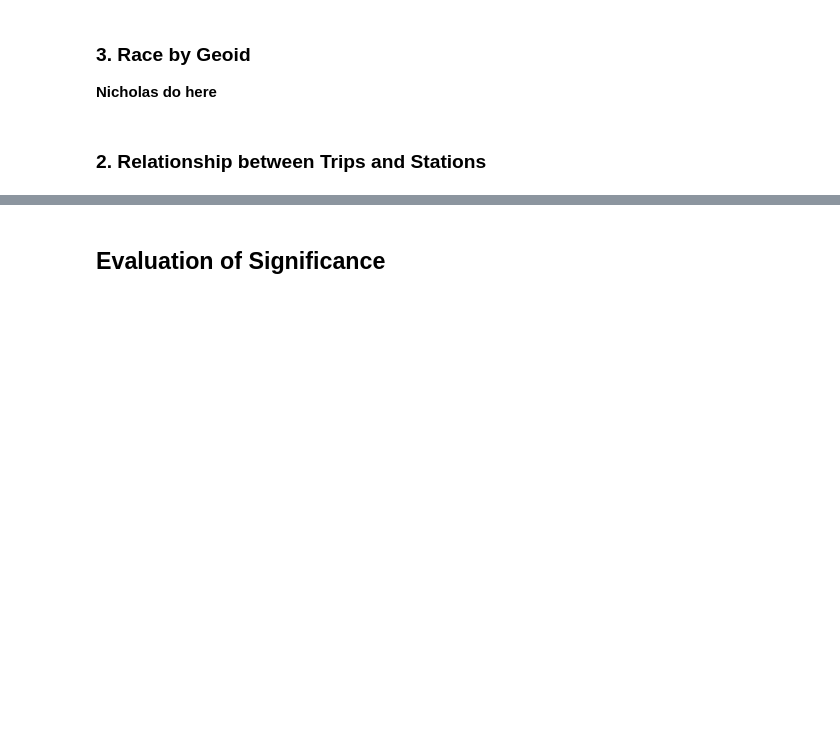
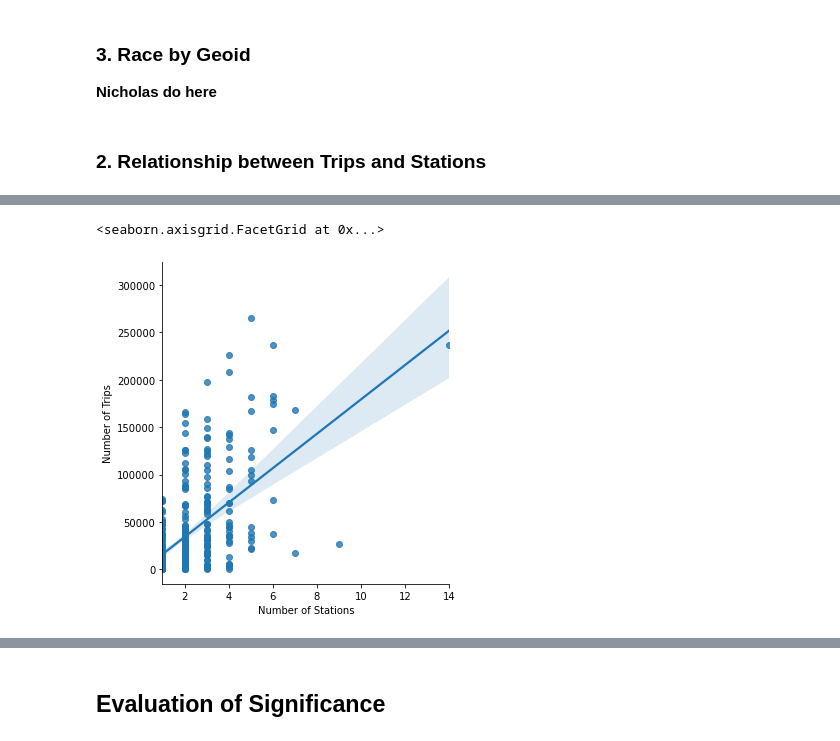
Before and after one commit to shljessie/INFO-2950, a Jupyter notebook: project_phase_submissions/phase4.ipynb, the cells around one changed output, grey strips where cells are left out. Cells and saved outputs as stored; diff of their text form; code cells hidden in the pictures; blank space fills up the shorter version.

```diff
--- a/project_phase_submissions/phase4.ipynb
+++ b/project_phase_submissions/phase4.ipynb
@@ -472,0 +558,5 @@ Overall, we can see a very uneven distribution of stations per geoid
+# %%
+sns.lmplot(x="Number of Stations", y="Number of Trips",  data=trips_end_df)
+# %% [output]
+<seaborn.axisgrid.FacetGrid at 0x...>
+[figure, added]
```
Also changed, not shown: parts of 19 cells of this notebook.
